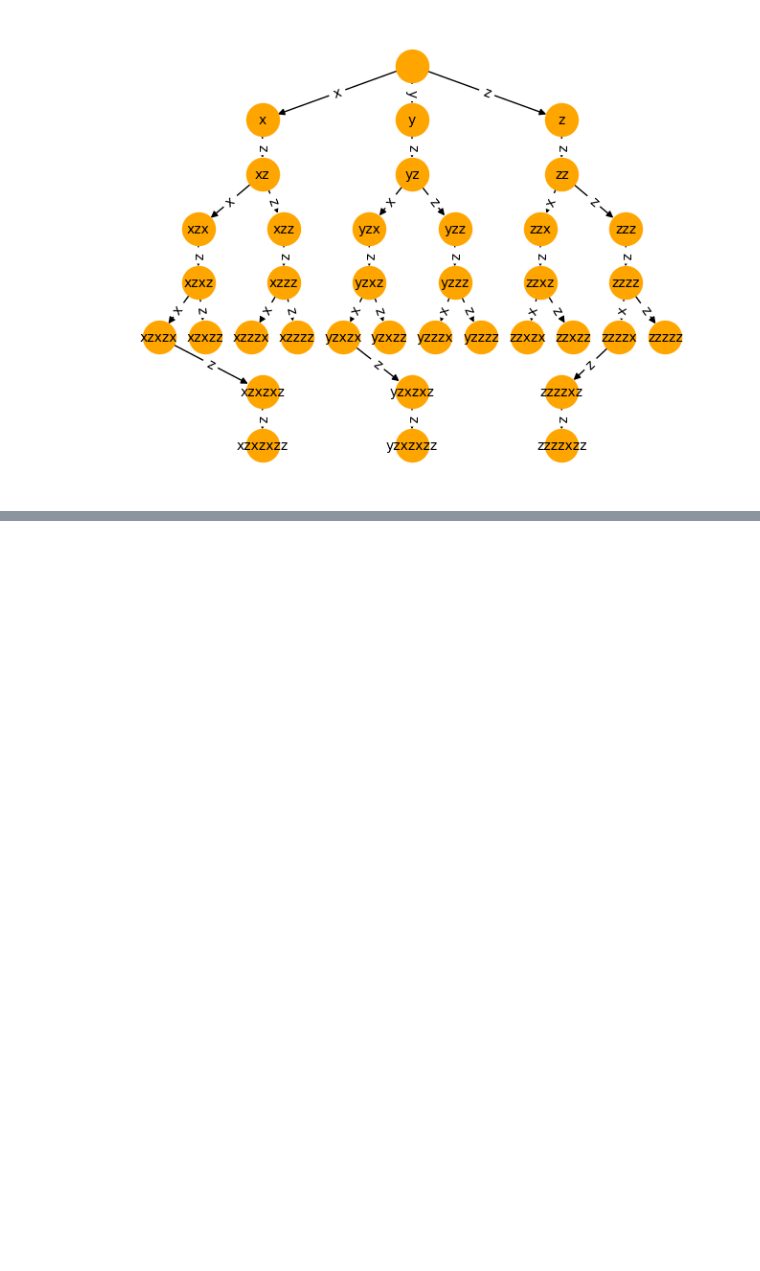
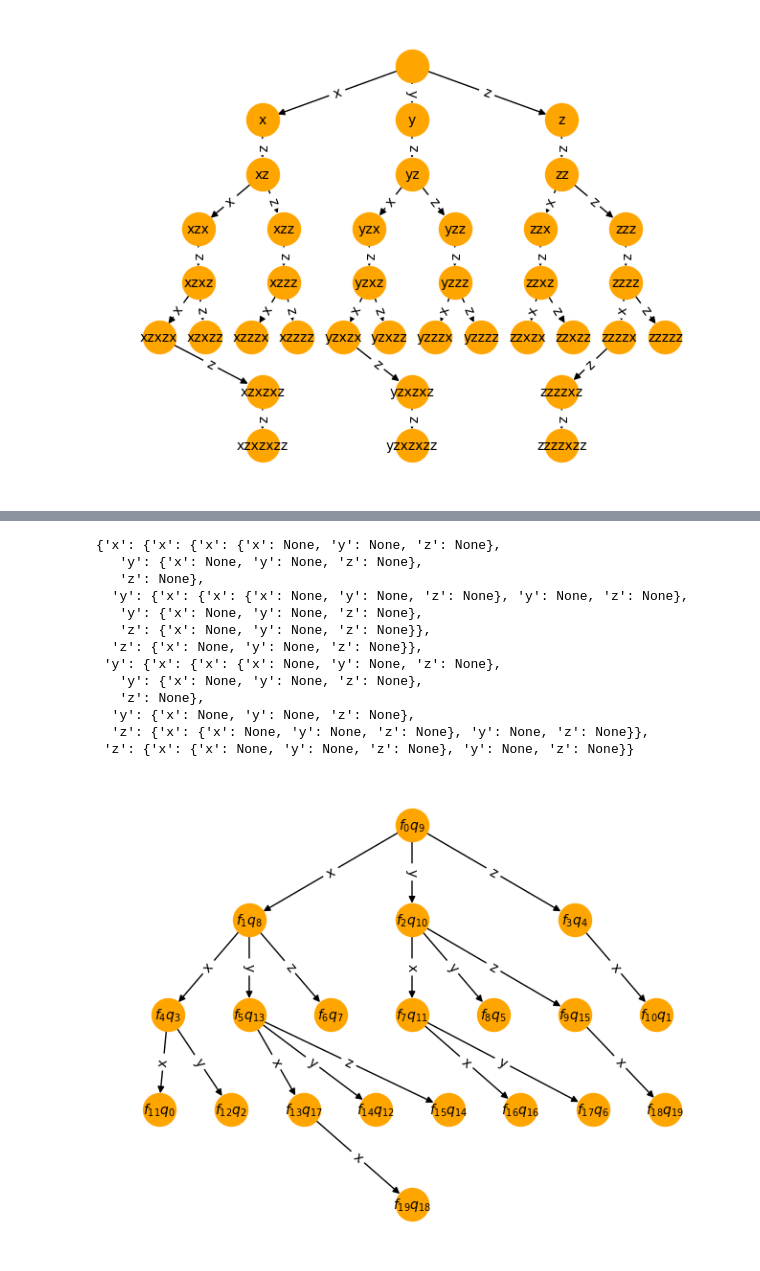
Before and after one commit to UCL-CCS/ferrmion, a Jupyter notebook: docs/source/notebooks/bonsai.ipynb, the cells around one changed output, grey strips where cells are left out. Cells and saved outputs as stored; diff of their text form; code cells hidden in the pictures; blank space fills up the shorter version.

```diff
--- a/docs/source/notebooks/bonsai.ipynb
+++ b/docs/source/notebooks/bonsai.ipynb
@@ -199,0 +212,57 @@ Invalid qubit labels {0, 1, 2, 3, 4, 5, 6, 7, 8, 9, 10, 11, 12, 14} in enumerati
+# %%
+garnet_edges = [
+    (1, 0),
+    (1, 4),
+    (3, 0),
+    (3, 2),
+    (3, 4),
+    (3, 8),
+    (5, 4),
+    (5, 6),
+    (5, 10),
+    (7, 2),
+    (7, 8),
+    (7, 12),
+    (9, 4),
+    (9, 8),
+    (9, 10),
+    (9, 14),
+    (11, 6),
+    (11, 10),
+    (11, 16),
+    (13, 8),
+    (13, 12),
+    (13, 14),
+    (13, 17),
+    (15, 10),
+    (15, 14),
+    (15, 16),
+    (15, 19),
+    (18, 14),
+    (18, 17),
+    (18, 19)
+]
+# %%
+import rustworkx as rx
+graph = rx.PyGraph()
+graph.add_nodes_from(range(20))
+graph.add_edges_from_no_data(garnet_edges)
+bonsai= bonsai_algorithm(graph=graph, homogenous=True)
+draw_tt(bonsai, enumeration_scheme=bonsai.enumeration_scheme)
+bonsai.string_pairs
+bonsai.as_dict()
+# %% [output]
+{'x': {'x': {'x': {'x': None, 'y': None, 'z': None},
+   'y': {'x': None, 'y': None, 'z': None},
+   'z': None},
+  'y': {'x': {'x': {'x': None, 'y': None, 'z': None}, 'y': None, 'z': None},
+   'y': {'x': None, 'y': None, 'z': None},
+   'z': {'x': None, 'y': None, 'z': None}},
+  'z': {'x': None, 'y': None, 'z': None}},
+ 'y': {'x': {'x': {'x': None, 'y': None, 'z': None},
+   'y': {'x': None, 'y': None, 'z': None},
+   'z': None},
+  'y': {'x': None, 'y': None, 'z': None},
+  'z': {'x': {'x': None, 'y': None, 'z': None}, 'y': None, 'z': None}},
+ 'z': {'x': {'x': None, 'y': None, 'z': None}, 'y': None, 'z': None}}
+[figure, added]
```
Also changed, not shown: parts of 3 cells of this notebook, 2 other files.
